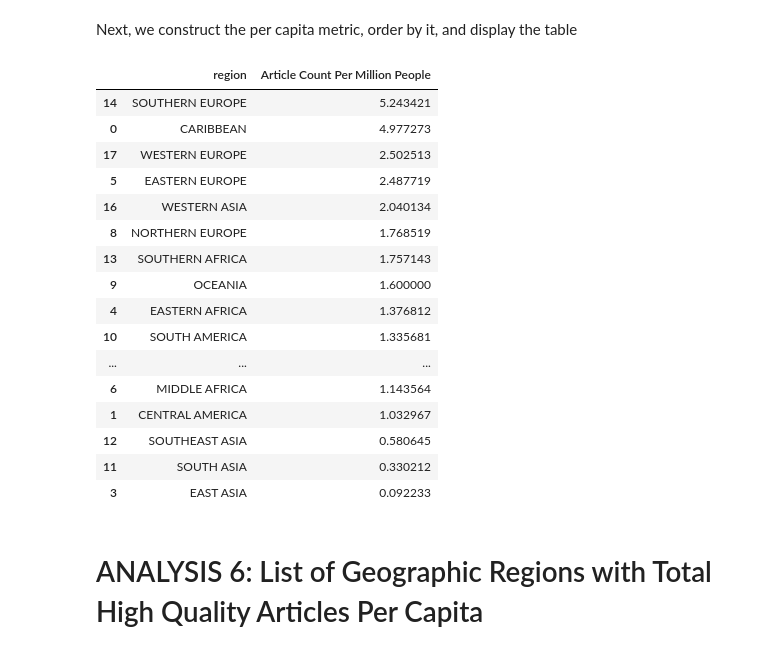
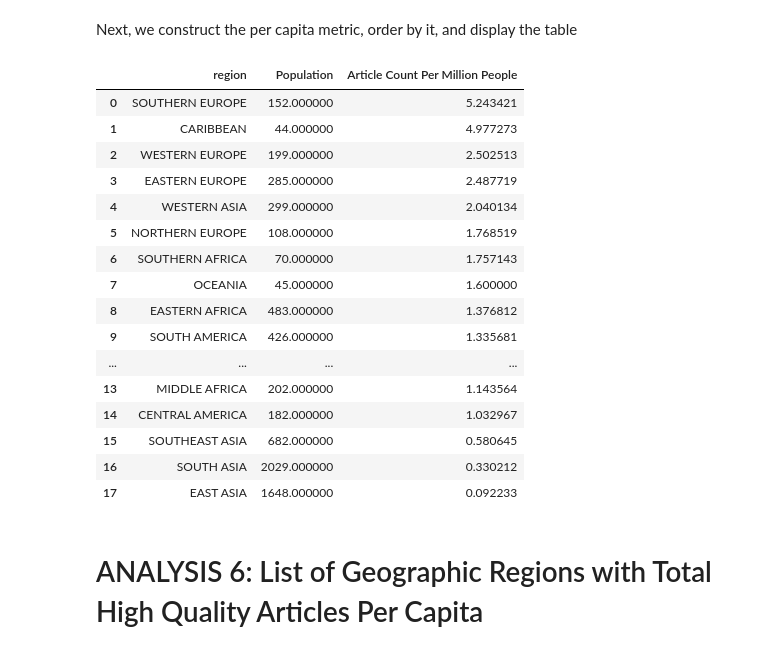
Before and after one commit to SSGurajala/DATA512, a Jupyter notebook: data-512-homework_2/src/notebooks/data_analysis.ipynb, the cells around one changed output. Drawn from its saved outputs; the diff is of its cells as text; code cells hidden in the pictures.

Commit message:
Read me update and ascending fix in notebook

```diff
--- a/data-512-homework_2/src/notebooks/data_analysis.ipynb
+++ b/data-512-homework_2/src/notebooks/data_analysis.ipynb
@@ -156,28 +180,28 @@ Next, we construct the per capita metric, order by it, and display the table
 # %%
 #per capita metric
 article_coverage_df_region['Article Count Per Million People'] = article_coverage_df_region['article_count'] / article_coverage_df_region['Population']
-article_coverage_df_region = article_coverage_df_region.drop(["Population", "article_count"], axis = 1)
+article_coverage_df_region = article_coverage_df_region.drop(["article_count"], axis = 1)
 article_coverage_df['rank'] = range(0, 166)
-#show table
-display(article_coverage_df_region.sort_values('Article Count Per Million People', ascending = False).style)
+#order table, drop index, and display
+display(article_coverage_df_region.sort_values('Article Count Per Million People', ascending = False).reset_index(drop=True).style)
 # %% [output]
-|  | region | Article Count Per Million People |
-| 14 | SOUTHERN EUROPE | 5.243421 |
-| 0 | CARIBBEAN | 4.977273 |
-| 17 | WESTERN EUROPE | 2.502513 |
-| 5 | EASTERN EUROPE | 2.487719 |
-| 16 | WESTERN ASIA | 2.040134 |
-| 8 | NORTHERN EUROPE | 1.768519 |
-| 13 | SOUTHERN AFRICA | 1.757143 |
-| 9 | OCEANIA | 1.600000 |
-| 4 | EASTERN AFRICA | 1.376812 |
-| 10 | SOUTH AMERICA | 1.335681 |
-| ... | ... | ... |
-| 6 | MIDDLE AFRICA | 1.143564 |
-| 1 | CENTRAL AMERICA | 1.032967 |
-| 12 | SOUTHEAST ASIA | 0.580645 |
-| 11 | SOUTH ASIA | 0.330212 |
-| 3 | EAST ASIA | 0.092233 |
+|  | region | Population | Article Count Per Million People |
+| 0 | SOUTHERN EUROPE | 152.000000 | 5.243421 |
+| 1 | CARIBBEAN | 44.000000 | 4.977273 |
+| 2 | WESTERN EUROPE | 199.000000 | 2.502513 |
+| 3 | EASTERN EUROPE | 285.000000 | 2.487719 |
+| 4 | WESTERN ASIA | 299.000000 | 2.040134 |
+| 5 | NORTHERN EUROPE | 108.000000 | 1.768519 |
+| 6 | SOUTHERN AFRICA | 70.000000 | 1.757143 |
+| 7 | OCEANIA | 45.000000 | 1.600000 |
+| 8 | EASTERN AFRICA | 483.000000 | 1.376812 |
+| 9 | SOUTH AMERICA | 426.000000 | 1.335681 |
+| ... | ... | ... | ... |
+| 13 | MIDDLE AFRICA | 202.000000 | 1.143564 |
+| 14 | CENTRAL AMERICA | 182.000000 | 1.032967 |
+| 15 | SOUTHEAST ASIA | 682.000000 | 0.580645 |
+| 16 | SOUTH ASIA | 2029.000000 | 0.330212 |
+| 17 | EAST ASIA | 1648.000000 | 0.092233 |
 # %% [markdown]
 # ANALYSIS 6: List of Geographic Regions with Total High Quality Articles Per Capita
 # %% [markdown]
```
Also changed, not shown: parts of 10 cells of this notebook, 1 other file.
